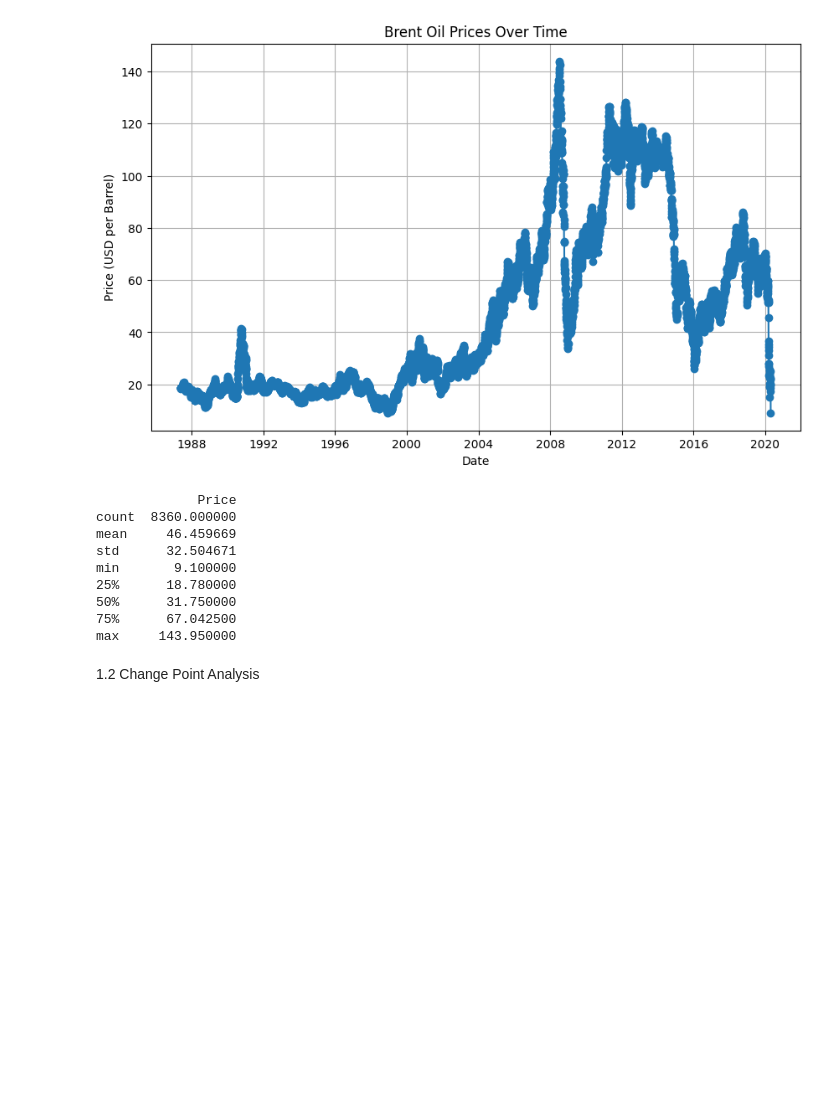
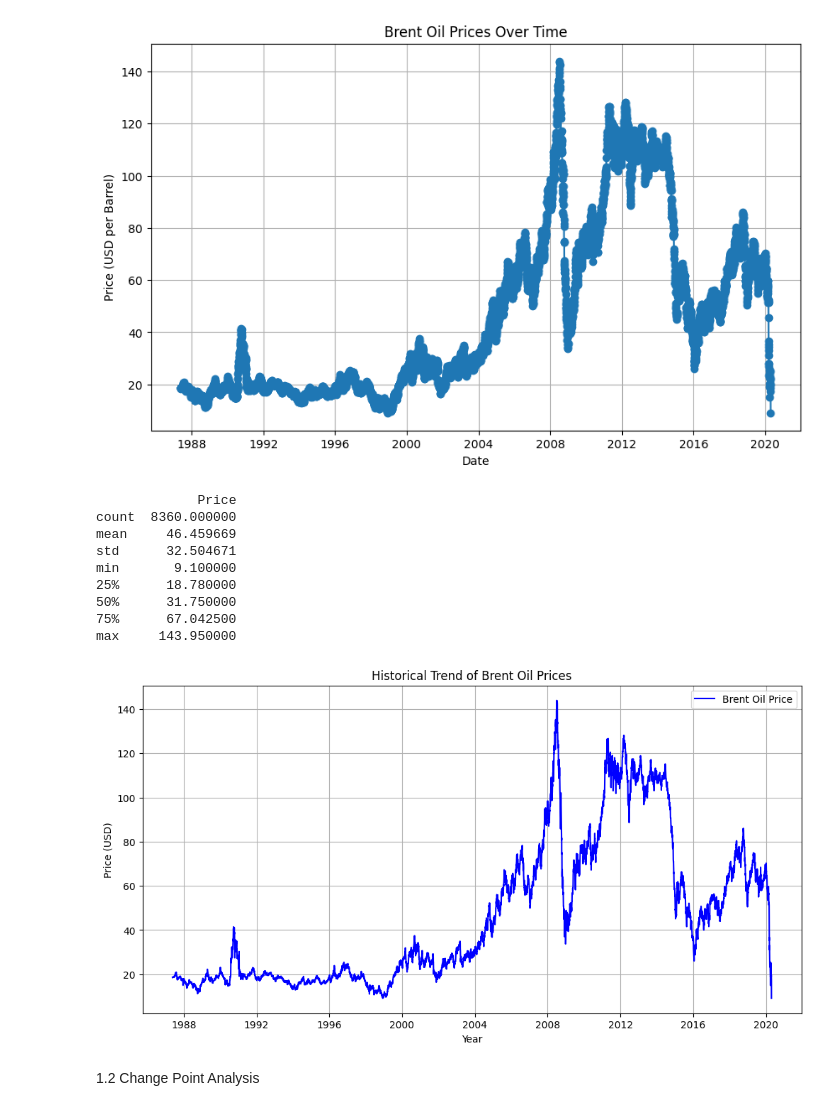
Before and after one commit to malzbanker/AIM_WEEK_10, a Jupyter notebook: notebooks/edaa.ipynb, the cells around one changed output. Saved outputs shown, nothing was run; the diff lists cells and outputs as text; code cells hidden in the pictures; blank space fills up the shorter version.

Commit message:
visualization

```diff
--- a/notebooks/edaa.ipynb
+++ b/notebooks/edaa.ipynb
@@ -66,6 +66,29 @@ min       9.100000
 50%      31.750000
 75%      67.042500
 max     143.950000
+# %%
+import pandas as pd
+import matplotlib.pyplot as plt
+
+
+
+# Convert 'Date' column to datetime format
+#df["Date"] = pd.to_datetime(df["Date"], format="%d-%b-%y")
+
+# Sort by date
+#df = df.sort_values(by="Date")
+
+# Plot the price trend
+plt.figure(figsize=(12, 6))
+plt.plot(df.index, df["Price"], label="Brent Oil Price", color="blue", linewidth=1.5)
+plt.xlabel("Year")
+plt.ylabel("Price (USD)")
+plt.title("Historical Trend of Brent Oil Prices")
+plt.legend()
+plt.grid(True)
+plt.show()
+# %% [output]
+[figure, added]
 # %% [markdown]
 1.2 Change Point Analysis
 # %%
```
